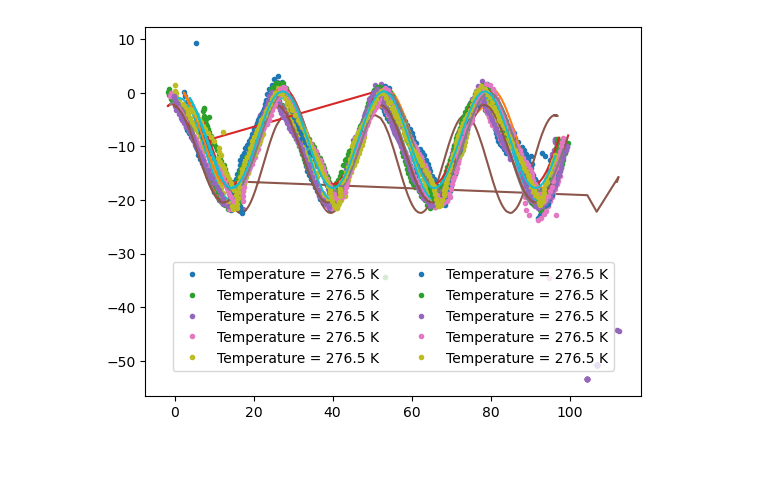
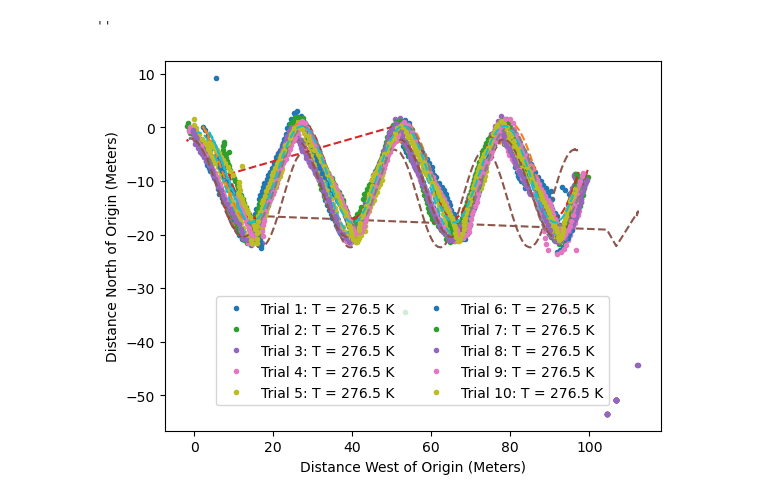
Before and after one commit to ubsuny/CP1-24-final, a Jupyter notebook: iglesias-cardinale/code/final.ipynb, the cells around one changed output. Drawn from its saved outputs; the diff is of its cells as text; code cells hidden in the pictures; blank space fills up the shorter version.

```diff
--- a/iglesias-cardinale/code/final.ipynb
+++ b/iglesias-cardinale/code/final.ipynb
@@ -43,34 +53,38 @@ lonlist = []
 
 #Loop over all files using list_files function from final.py and add their data to the overall lists
 for i in range(10):
     (t, lat, lon, alt, alt84, speed,
     direction, distance, sigma_horz_meters, sigma_alt_meters, satellites) = np.loadtxt(
         fin.list_files('/workspaces/CP1-24-final/iglesias-cardinale/data/Final', 'ic0', '.csv')[i],
         skiprows=1,
         delimiter = ',',
         unpack=True)
 
     tlist.append(t)
     latlist.append(lat)
     lonlist.append(lon)
 
 #Set origin as final position of first trial
 # (setting  origin as initial makes all x-data negative and i think that's ugly)
 # and multiply latitude and longitude by
 # radius of the Earth in meters to get meters on axes
 
 lat_centered = []
 lon_centered = []
 
 for lat in latlist:
     lat_centered.append((lat - latlist[0][-1])*63781.37)
 for lon in lonlist:
     lon_centered.append((lon - lonlist[0][-1])*63781.37)
 
 #Plot all the data with the legend
 for i in range(len(lat_centered)):
-    plt.plot(lon_centered[i],lat_centered[i], '.', label = f'Temperature = {round(T_K,1)} K')
-    plt.plot(lon_centered[i],sine(lon_centered[i],*fin.curvefit_wrapper(sine, lon_centered[i], lat_centered[i], p0 = [-20, 1/3.5, -20, -10])))
-plt.legend(ncol = 2, bbox_to_anchor=(0.5, 0.05), loc='lower center');
+    plt.plot(lon_centered[i],lat_centered[i], '.', label = f'Trial {i+1}: T = {round(T_K,1)} K')
+    plt.plot(lon_centered[i],fin.sine(lon_centered[i],*fin.sinefit_wrapper(lon_centered[i], lat_centered[i], p0 = [-20, 1/3.5, -20, -10])), linestyle = '--')
+
+plt.xlabel('Distance West of Origin (Meters)')
+plt.ylabel('Distance North of Origin (Meters)')
+plt.legend(ncol = 2, bbox_to_anchor=(0.5, 0.05), loc='lower center');""
 # %% [output]
+''
-[figure, old version]
+[figure, new version]
```
Also changed, not shown: parts of 7 cells of this notebook, 3 other files.
